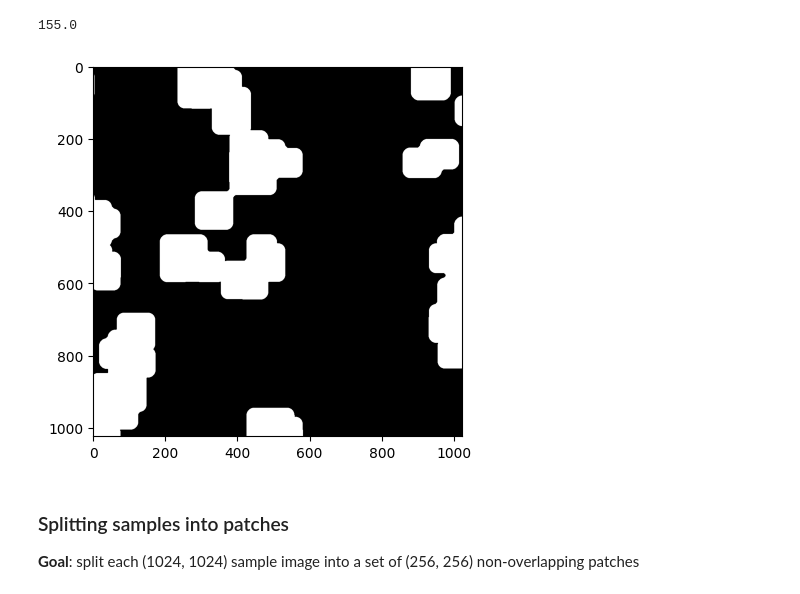
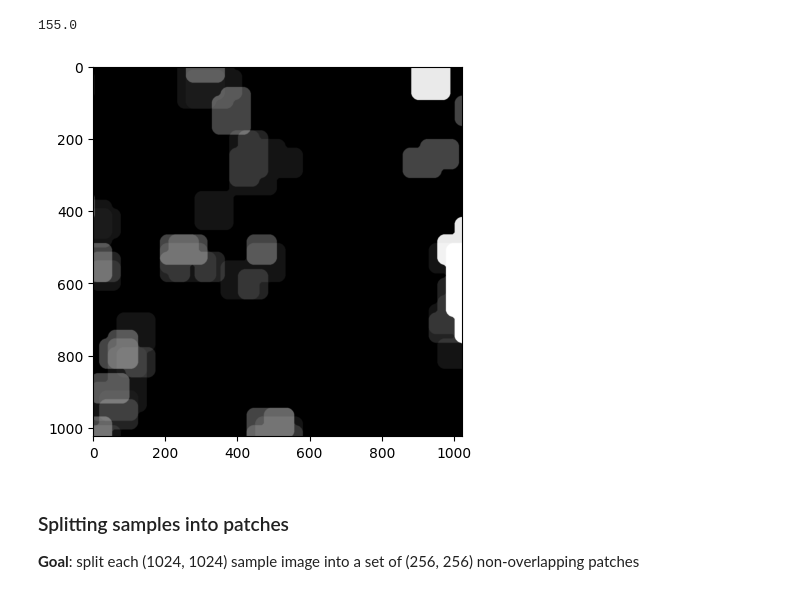
Before and after one commit to stemauro/bip-course, a Jupyter notebook: notebooks/preprocessing.ipynb, the cells around one changed output. Saved outputs shown, nothing was run; the diff lists cells and outputs as text; code cells hidden in the pictures.

```diff
--- a/notebooks/preprocessing.ipynb
+++ b/notebooks/preprocessing.ipynb
@@ -100,11 +114,11 @@ cloud_probs.max()
 # %%
 cloud_probs = read_band(band=11, dataset=dataset)
 cloud_mask = (cloud_probs > cloud_confidence).astype(np.uint8)
-
-plt.imshow(cloud_mask, cmap="Greys_r", vmin=0, vmax=1)
+plt.imshow(cloud_probs, cmap="Greys_r")
+#plt.imshow(cloud_mask, cmap="Greys_r", vmin=0, vmax=1)
 plt.show()
 # %% [output]
-[figure, old version]
+[figure, new version]
 # %% [markdown]
 ### Splitting samples into patches
 
```
Also changed, not shown: parts of 3 cells of this notebook.
